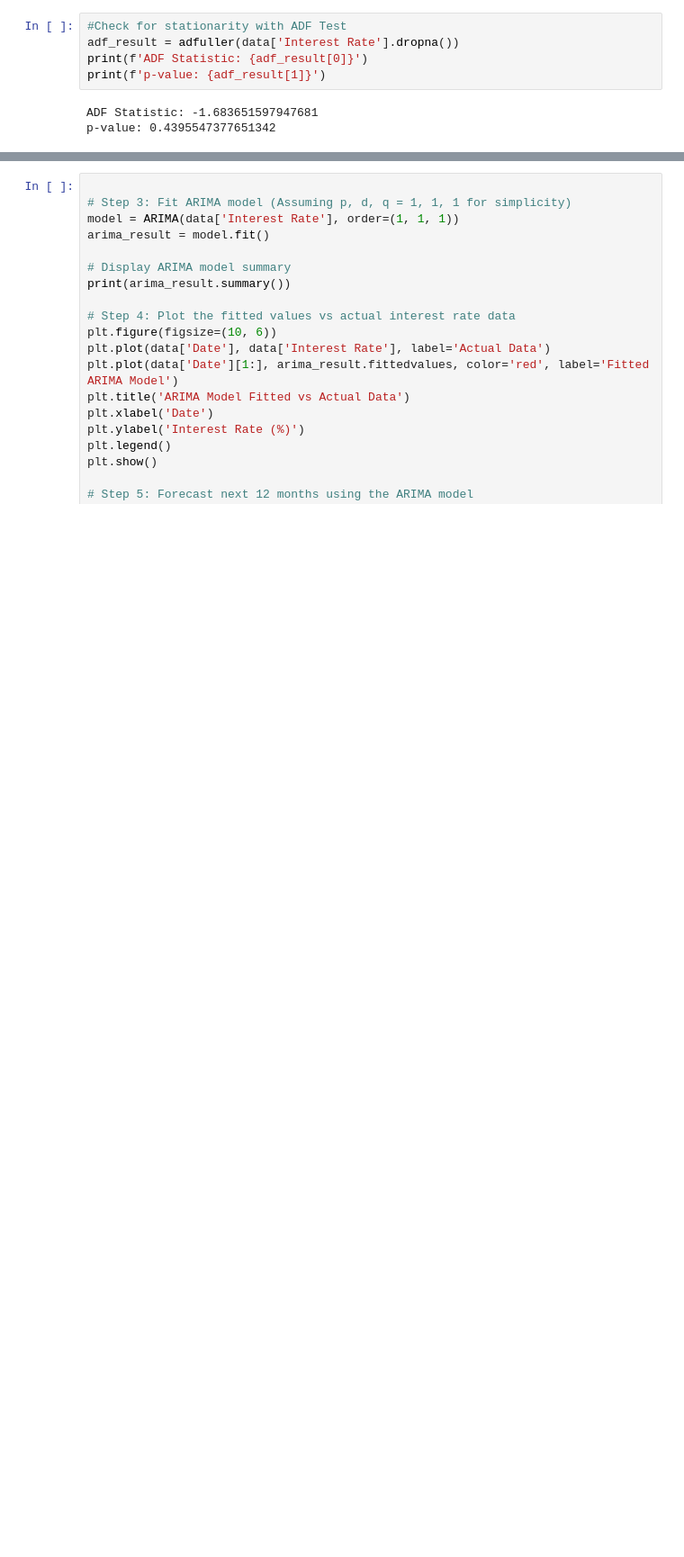
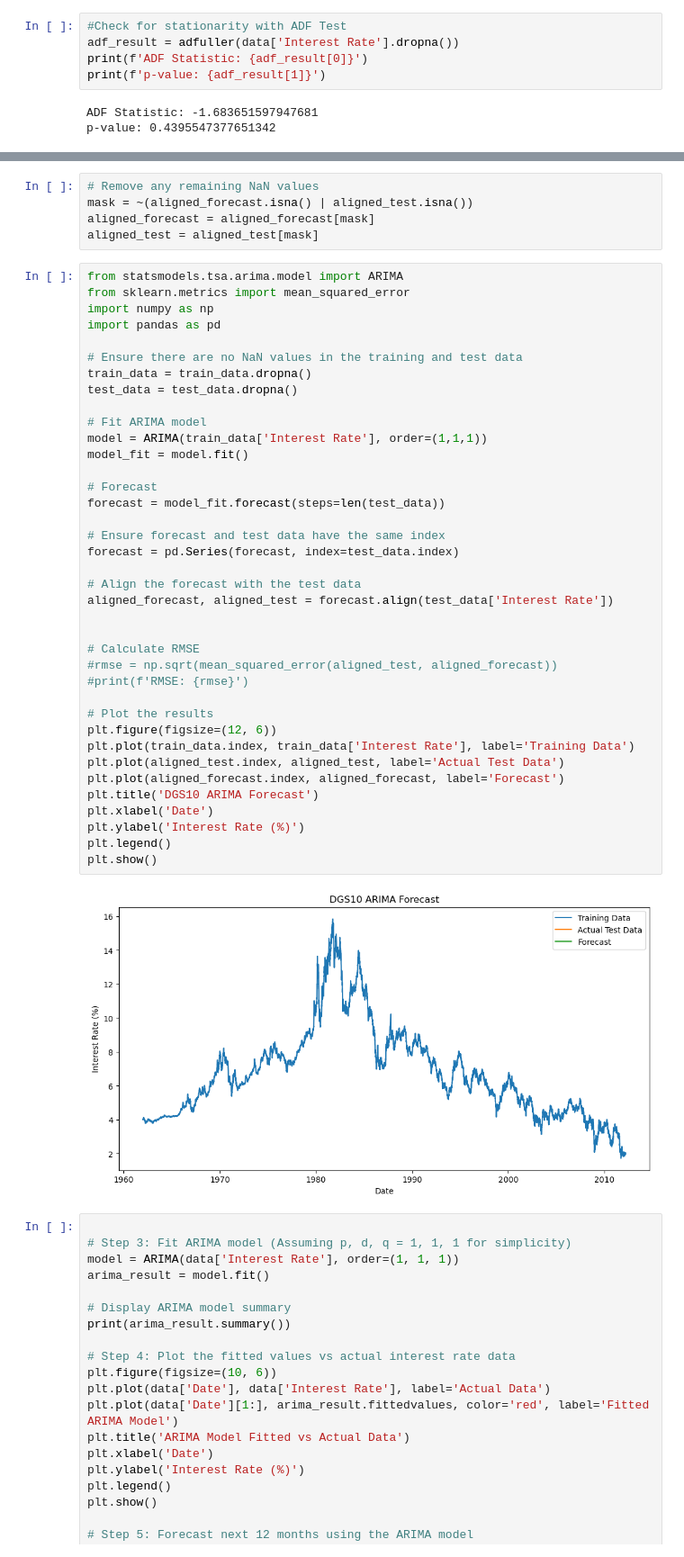
Before and after one commit to baublyte/DGS10-forecasting, a Jupyter notebook: Future loan demand or interest rates.ipynb, the cells around one changed output, grey strips where cells are left out. Shown at 90% size. Cells and saved outputs as stored; diff of their text form; blank space fills up the shorter version.

Commit message:
Masked missing values

```diff
--- a/Future loan demand or interest rates.ipynb
+++ b/Future loan demand or interest rates.ipynb
@@ -90,6 +89,51 @@ plt.show()
 Training data shape: (13094, 2)
 Testing data shape: (3274, 2)
 [figure]
+# %%
+# Remove any remaining NaN values
+mask = ~(aligned_forecast.isna() | aligned_test.isna())
+aligned_forecast = aligned_forecast[mask]
+aligned_test = aligned_test[mask]
+# %%
+from statsmodels.tsa.arima.model import ARIMA
+from sklearn.metrics import mean_squared_error
+import numpy as np
+import pandas as pd
+
+# Ensure there are no NaN values in the training and test data
+train_data = train_data.dropna()
+test_data = test_data.dropna()
+
+# Fit ARIMA model
+model = ARIMA(train_data['Interest Rate'], order=(1,1,1))
+model_fit = model.fit()
+
+# Forecast
+forecast = model_fit.forecast(steps=len(test_data))
+
+# Ensure forecast and test data have the same index
+forecast = pd.Series(forecast, index=test_data.index)
+
+# Align the forecast with the test data
+aligned_forecast, aligned_test = forecast.align(test_data['Interest Rate'])
+
+
+# Calculate RMSE
+#rmse = np.sqrt(mean_squared_error(aligned_test, aligned_forecast))
+#print(f'RMSE: {rmse}')
+
+# Plot the results
+plt.figure(figsize=(12, 6))
+plt.plot(train_data.index, train_data['Interest Rate'], label='Training Data')
+plt.plot(aligned_test.index, aligned_test, label='Actual Test Data')
+plt.plot(aligned_forecast.index, aligned_forecast, label='Forecast')
+plt.title('DGS10 ARIMA Forecast')
+plt.xlabel('Date')
+plt.ylabel('Interest Rate (%)')
+plt.legend()
+plt.show()
+# %% [output]
+[figure, added]
 # %%
 
 # Step 3: Fit ARIMA model (Assuming p, d, q = 1, 1, 1 for simplicity)
```
Also changed, not shown: parts of 1 cell of this notebook.
